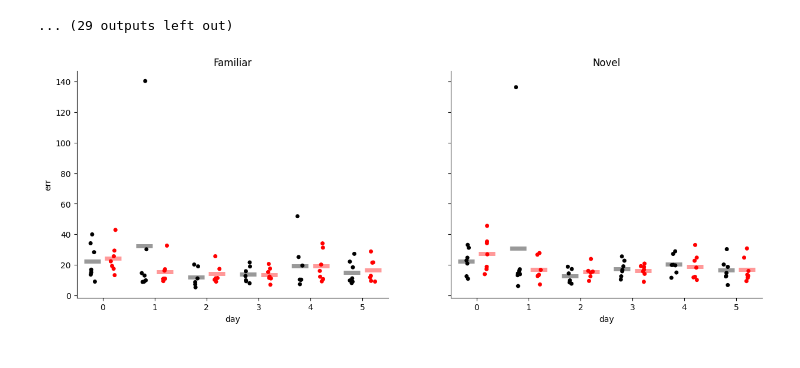
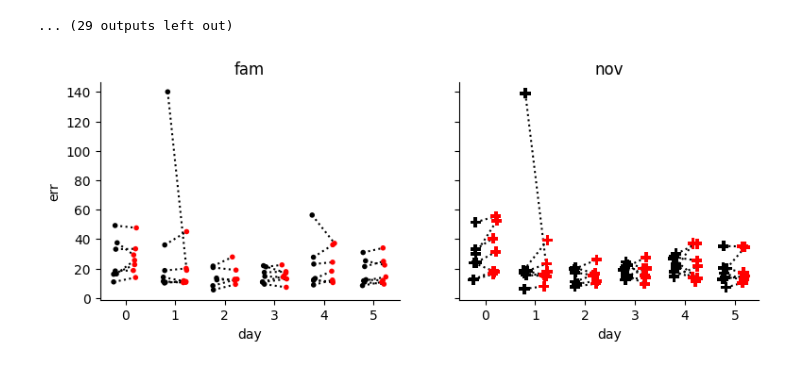
Before and after one commit to GiocomoLab/STX3KO_analyses, a Jupyter notebook: notebooks/figure2/naive_bayes.ipynb, the cells around one changed output. Cells and saved outputs as stored; diff of their text form; code cells hidden in the pictures.

```diff
--- a/notebooks/figure2/naive_bayes.ipynb
+++ b/notebooks/figure2/naive_bayes.ipynb
@@ -165,9 +165,9 @@ mouse 4467331.2
 ... (83 outputs left out)
 # %%
 df = {
-     'ko': [],
+     'cond': [],
      'day': [],
-     'nov': [],
+     'ttype': [],
      'err': [],
      'mouse': [],
      }
@@ -182,15 +182,15 @@ for i, day in enumerate(days):
         for m, mouse in enumerate(ko_mice):
             base_err = 10*stx.naive_bayes.abs_err(ko_alldays_crossval[mouse][day][nov])
             df['mouse'].append(mouse)
-            df['ko'].append(True)
-            df['nov'].append(nov=='nov')
+            df['cond'].append('ko')
+            df['ttype'].append(nov)
             df['err'].append(base_err.mean())
             df['day'].append(day)
         for m, mouse in enumerate(ctrl_mice):
             base_err = 10*stx.naive_bayes.abs_err(ctrl_alldays_crossval[mouse][day][nov])
             df['mouse'].append(mouse)
-            df['ko'].append(False)
-            df['nov'].append(nov=='nov')
+            df['cond'].append('ctrl')
+            df['ttype'].append(nov)
             df['err'].append(base_err.mean())
             df['day'].append(day)
 
@@ -310,7 +335,7 @@ mouse SparseKO_06
 df_sparse = {
      'chan': [],
      'day': [],
-     'nov': [],
+     'ttype': [],
      'err': [],
      'mouse': [],
      }
@@ -327,7 +352,7 @@ for i, day in enumerate(days):
                 base_err = 10*stx.naive_bayes.abs_err(sparse_alldays_crossval[mouse][day][chan][nov])
                 df_sparse['mouse'].append(mouse)
                 df_sparse['chan'].append(chan)
-                df_sparse['nov'].append(nov=='nov')
+                df_sparse['ttype'].append(nov)
                 df_sparse['err'].append(base_err.mean())
                 df_sparse['day'].append(day)
 
@@ -335,60 +362,33 @@ df_sparse = pd.DataFrame(df_sparse)
 # %%
-fig, ax = plt.subplots(1,2, sharey=True, figsize =[15,5])
+fig,ax = plt.subplots(1,2, figsize=[9,3], sharey = True)
+for i, nov in enumerate(('fam','nov')):
+    if nov == 'nov':
+        marker = 'P'
+        s = 8
+    else:
+        marker = '.'
+        s = 8
+    sns.stripplot(data=df_sparse.loc[df_sparse['ttype']==nov,:],
+                x='day',
+                y='err',
+                hue='chan',
+                hue_order=('channel_1', 'channel_0'),
+                palette=['black', 'red'],
+                dodge=True,
+                ax=ax[i], marker = marker, s=s,
+                legend=False)
 
-sns.stripplot(
-              data=df_sparse.loc[df_sparse['nov']==False,:],
-              x='day',
-              y='err',
-              hue='chan',
-              hue_order = ['channel_1', 'channel_0'],
-              palette = ['black','red'],
-              ax=ax[0],
-              dodge=True, alpha=1., legend=False,
-)
-
-sns.pointplot(data=df_sparse.loc[df_sparse['nov']==False,:],
-              x='day',
-              y='err',
-              errorbar=None,
-              hue='chan',
-              hue_order = ['channel_1', 'channel_0'],
-              dodge = .4,
-              palette = ['black','red'],
-              ax=ax[0],
-              linestyles="none",
-              marker="_", markersize=20, markeredgewidth=5, legend=False, alpha=.4,
-              )
-
-sns.stripplot(
-              data=df_sparse.loc[df_sparse['nov']==True,:],
-              x='day',
-              y='err',
-              hue='chan',
-              hue_order = ['channel_1', 'channel_0'],
-              palette = ['black','red'],
-              ax=ax[1],
-              dodge=True, alpha=1., legend=False,
-)
-
-sns.pointplot(data=df_sparse.loc[df_sparse['nov']==True,:],
-              x='day',
-              y='err',
-              errorbar=None,
-              hue='chan',
-              hue_order = ['channel_1', 'channel_0'],
-              dodge = .4,
-              palette = ['black','red'],
-              ax=ax[1],
-              linestyles="none",
-              marker="_", markersize=20, markeredgewidth=5, legend=False, alpha=.4,
-              )
-
-ax[0].set_title("Familiar")
-ax[1].set_title("Novel")
+    ax[i].set_title(nov)
+    for d in range(0,12,2):
+        for (x0, y0), (x1, y1) in zip(ax[i].collections[d].get_offsets(), ax[i].collections[d+1].get_offsets()):
+            ax[i].plot([x0, x1], [y0, y1], color='black', ls=':', zorder=0)
 
 for a in ax:
     a.spines['top'].set_visible(False)
     a.spines['right'].set_visible(False)
-fig.savefig(figdir / f"sparse_naive_bayes_summary_max128cells.pdf", bbox_inches='tight')
+
+
+
+fig.savefig(figdir / f"sparse_naive_bayes_summary_128cells.pdf", bbox_inches='tight')
 # %% [output]
-[figure, old version]
+[figure, new version]
```
Also changed, not shown: parts of 16 cells of this notebook.
